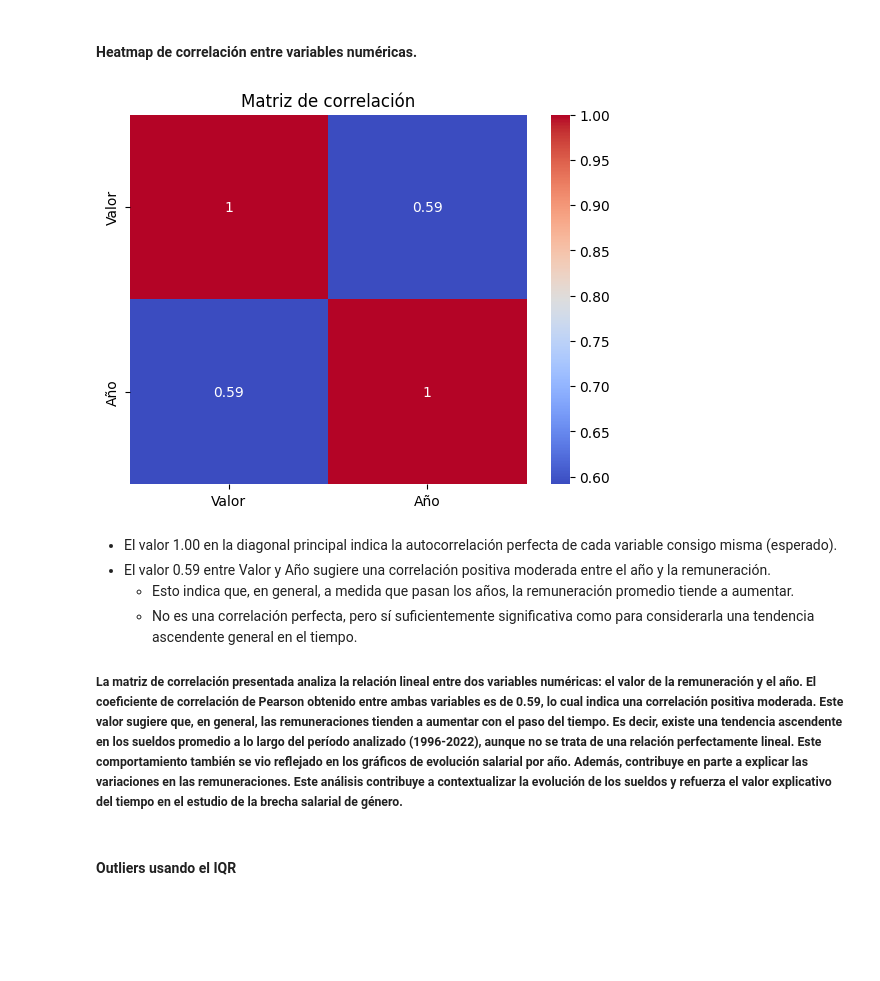
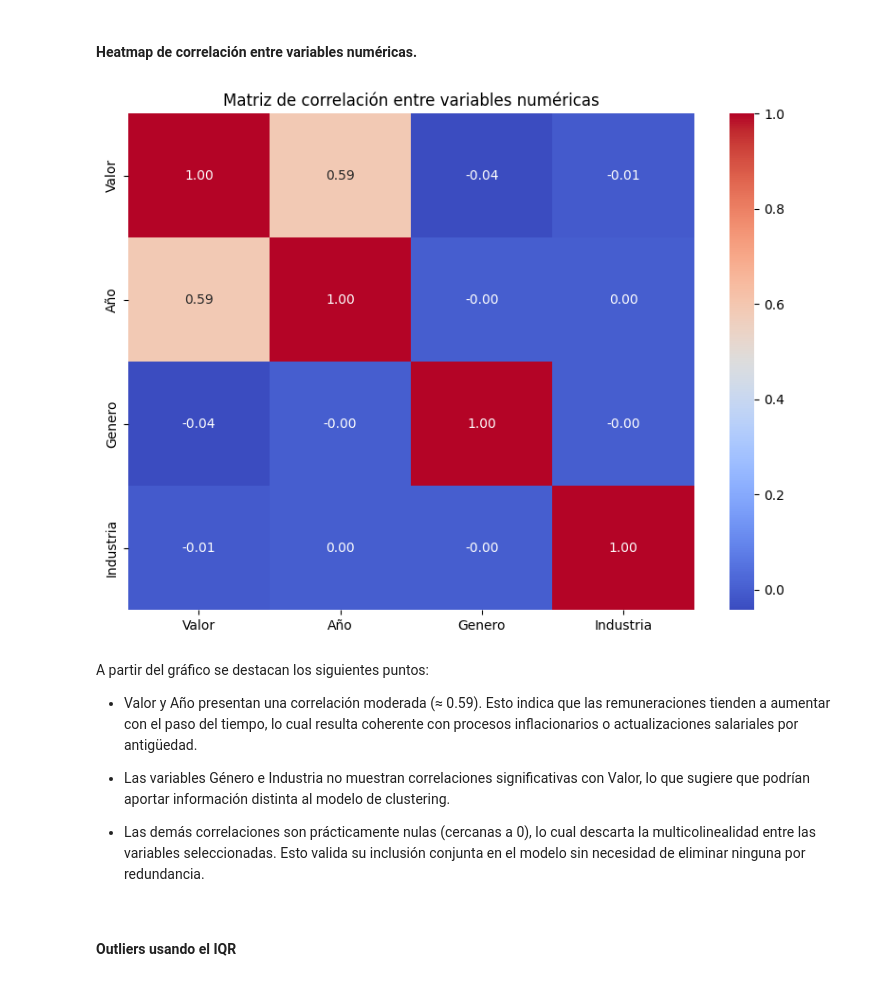
Before and after one commit to jorgelinasigal/datascience, a Jupyter notebook: proyectofinal/cuarta pre-entrega/remuneracion.ipynb, the cells around one changed output. Drawn from its saved outputs; the diff is of its cells as text; code cells hidden in the pictures; blank space fills up the shorter version.

```diff
--- a/proyectofinal/cuarta pre-entrega/remuneracion.ipynb
+++ b/proyectofinal/cuarta pre-entrega/remuneracion.ipynb
@@ -130,20 +127,28 @@ plt.show()
 # %% [markdown]
 #### Heatmap de correlación entre variables numéricas.
 # %%
-df_numeric = remuneraciones[['Valor', 'Año']]
-corr = df_numeric.corr()
+#Seleccionamos las columnas numéricas del dataset
+variables_numericas = remuneraciones[['Valor', 'Año', 'Genero', 'Industria']]
 
-sns.heatmap(corr, annot=True, cmap='coolwarm')
-plt.title('Matriz de correlación')
+#Calculamos la matriz de correlación
+matriz_corr = variables_numericas.corr()
+
+#Creamos el heatmap
+plt.figure(figsize=(8, 6))
+sns.heatmap(matriz_corr, annot=True, cmap='coolwarm', fmt=".2f")
+plt.title("Matriz de correlación entre variables numéricas")
+plt.tight_layout()
 plt.show()
 # %% [output]
-[figure, old version]
+[figure, new version]
 # %% [markdown]
-- El valor 1.00 en la diagonal principal indica la autocorrelación perfecta de cada variable consigo misma (esperado).
-- El valor 0.59 entre Valor y Año sugiere una correlación positiva moderada entre el año y la remuneración.
-    - Esto indica que, en general, a medida que pasan los años, la remuneración promedio tiende a aumentar.
-    - No es una correlación perfecta, pero sí suficientemente significativa como para considerarla una tendencia ascendente general en el tiempo.
-##### La matriz de correlación presentada analiza la relación lineal entre dos variables numéricas: el valor de la remuneración y el año. El coeficiente de correlación de Pearson obtenido entre ambas variables es de 0.59, lo cual indica una correlación positiva moderada. Este valor sugiere que, en general, las remuneraciones tienden a aumentar con el paso del tiempo. Es decir, existe una tendencia ascendente en los sueldos promedio a lo largo del período analizado (1996-2022), aunque no se trata de una relación perfectamente lineal. Este comportamiento también se vio reflejado en los gráficos de evolución salarial por año. Además, contribuye en parte a explicar las variaciones en las remuneraciones. Este análisis contribuye a contextualizar la evolución de los sueldos y refuerza el valor explicativo del tiempo en el estudio de la brecha salarial de género.
+A partir del gráfico se destacan los siguientes puntos:
+
+- Valor y Año presentan una correlación moderada (≈ 0.59). Esto indica que las remuneraciones tienden a aumentar con el paso del tiempo, lo cual resulta coherente con procesos inflacionarios o actualizaciones salariales por antigüedad.
+
+- Las variables Género e Industria no muestran correlaciones significativas con Valor, lo que sugiere que podrían aportar información distinta al modelo de clustering.
+
+- Las demás correlaciones son prácticamente nulas (cercanas a 0), lo cual descarta la multicolinealidad entre las variables seleccionadas. Esto valida su inclusión conjunta en el modelo sin necesidad de eliminar ninguna por redundancia.
 # %% [markdown]
 #### Outliers usando el IQR
 # %%
```
Also changed, not shown: parts of 29 cells of this notebook.
